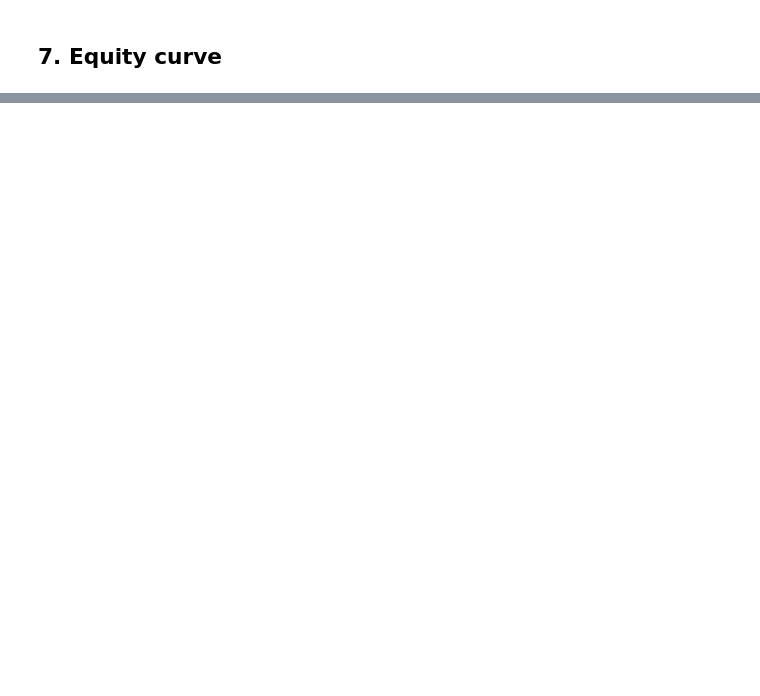
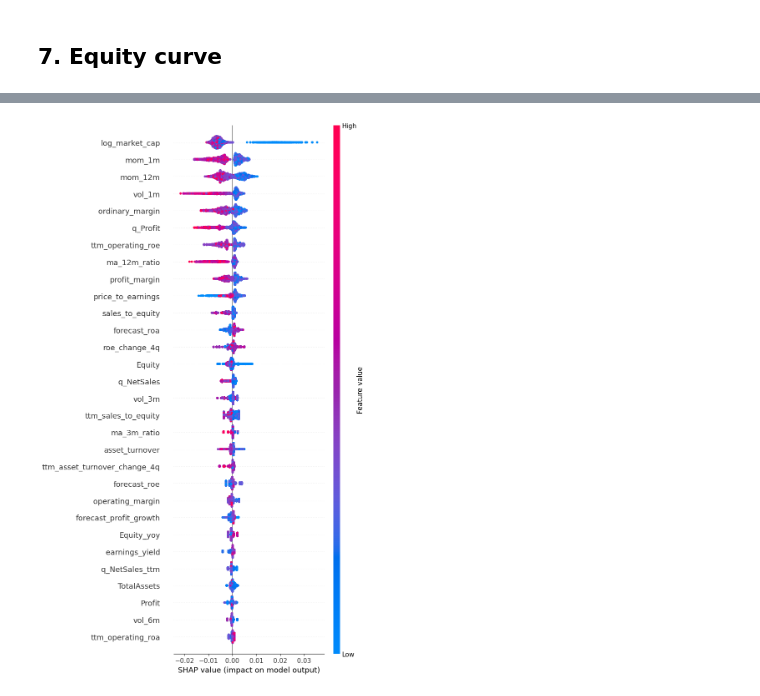
Before and after one commit to fallenwaffle/xgboost_stock_ranking, a Jupyter notebook: notebooks/05_model.ipynb, the cells around one changed output, grey strips where cells are left out. Saved outputs shown, nothing was run; the diff lists cells and outputs as text; code cells hidden in the pictures; blank space fills up the shorter version.

```diff
--- a/notebooks/05_model.ipynb
+++ b/notebooks/05_model.ipynb
@@ -651,0 +652,26 @@ plt.show()
+# %%
+import shap
+import matplotlib.pyplot as plt
+
+# Sample to make SHAP faster
+sample = train_df[feature_cols].sample(
+    min(5000, len(train_df)),
+    random_state=42
+)
+
+explainer = shap.TreeExplainer(ranker)
+shap_values = explainer.shap_values(sample)
+
+plt.figure(figsize=(10,10))
+
+shap.summary_plot(
+    shap_values,
+    sample,
+    max_display=30,
+    show=False
+)
+
+plt.tight_layout()
+plt.show()
+# %% [output]
+[figure, added]
```
Also changed, not shown: parts of 17 cells of this notebook, 2 other files.
